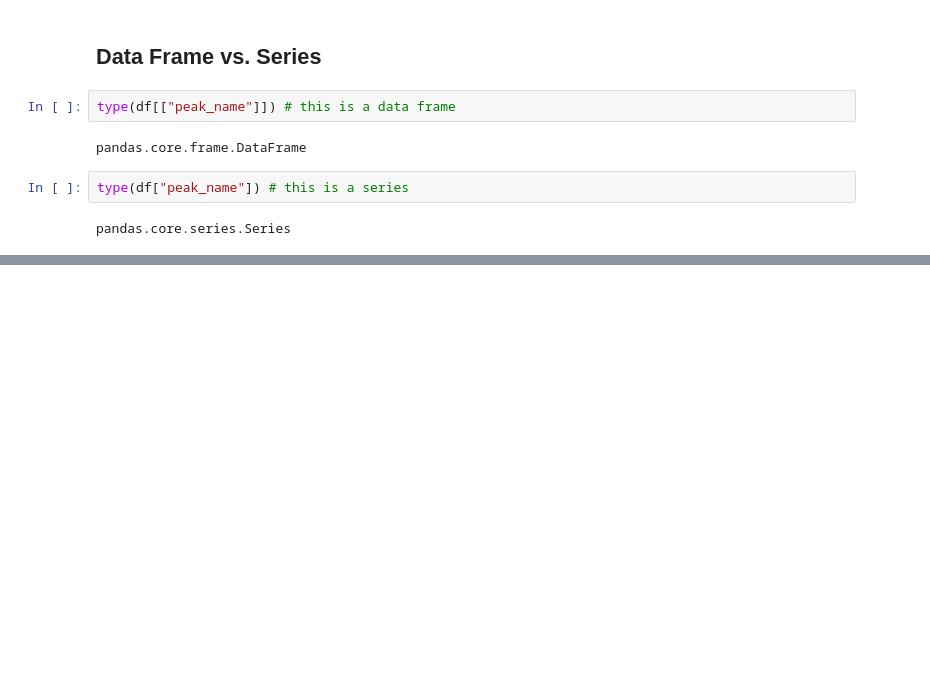
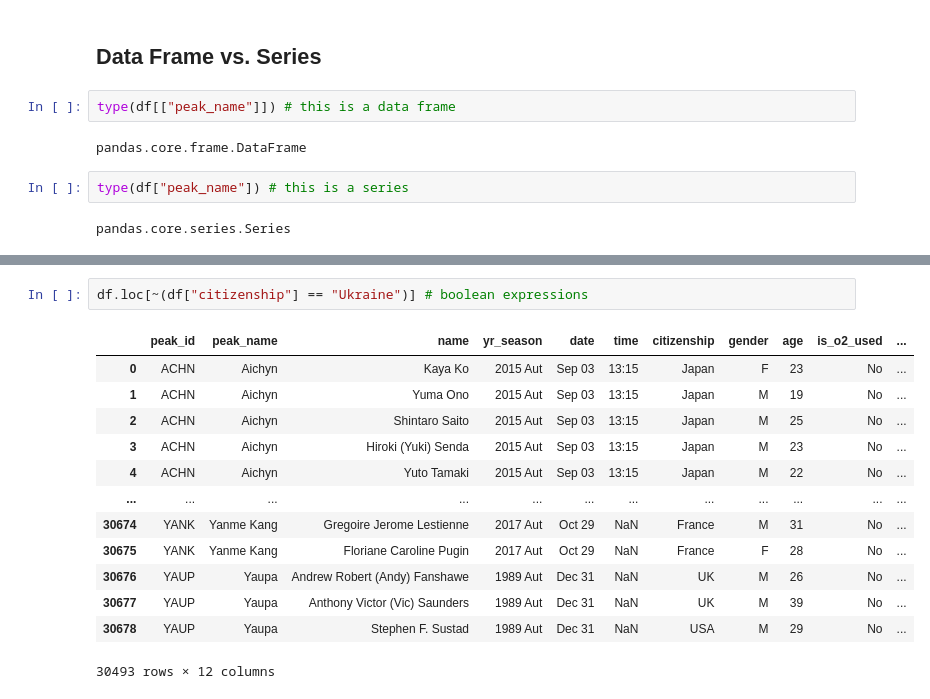
Before and after one commit to DmytroRi/himalayan_expeditions, a Jupyter notebook: study/study.ipynb, the cells around one changed output, grey strips where cells are left out. Saved outputs shown, nothing was run; the diff lists cells and outputs as text; blank space fills up the shorter version.

```diff
--- a/study/study.ipynb
+++ b/study/study.ipynb
@@ -174,0 +224,16 @@ pandas.core.series.Series
+# %%
+df.loc[~(df["citizenship"] == "Ukraine")] # boolean expressions
+# %% [output]
+|  | peak_id | peak_name | name | yr_season | date | time | citizenship | gender | age | is_o2_used | ... |
+| 0 | ACHN | Aichyn | Kaya Ko | 2015 Aut | Sep 03 | 13:15 | Japan | F | 23 | No | ... |
+| 1 | ACHN | Aichyn | Yuma Ono | 2015 Aut | Sep 03 | 13:15 | Japan | M | 19 | No | ... |
+| 2 | ACHN | Aichyn | Shintaro Saito | 2015 Aut | Sep 03 | 13:15 | Japan | M | 25 | No | ... |
+| 3 | ACHN | Aichyn | Hiroki (Yuki) Senda | 2015 Aut | Sep 03 | 13:15 | Japan | M | 23 | No | ... |
+| 4 | ACHN | Aichyn | Yuto Tamaki | 2015 Aut | Sep 03 | 13:15 | Japan | M | 22 | No | ... |
+| ... | ... | ... | ... | ... | ... | ... | ... | ... | ... | ... | ... |
+| 30674 | YANK | Yanme Kang | Gregoire Jerome Lestienne | 2017 Aut | Oct 29 | NaN | France | M | 31 | No | ... |
+| 30675 | YANK | Yanme Kang | Floriane Caroline Pugin | 2017 Aut | Oct 29 | NaN | France | F | 28 | No | ... |
+| 30676 | YAUP | Yaupa | Andrew Robert (Andy) Fanshawe | 1989 Aut | Dec 31 | NaN | UK | M | 26 | No | ... |
+| 30677 | YAUP | Yaupa | Anthony Victor (Vic) Saunders | 1989 Aut | Dec 31 | NaN | UK | M | 39 | No | ... |
+| 30678 | YAUP | Yaupa | Stephen F. Sustad | 1989 Aut | Dec 31 | NaN | USA | M | 29 | No | ... |
+30493 rows × 12 columns
```
Also changed, not shown: parts of 5 cells of this notebook.
